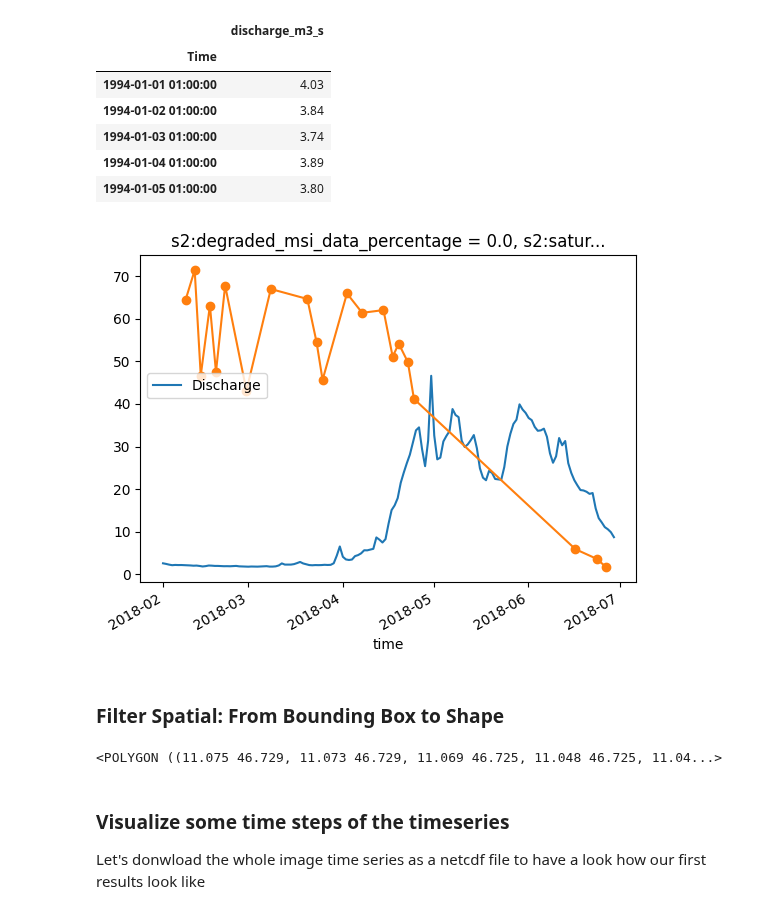
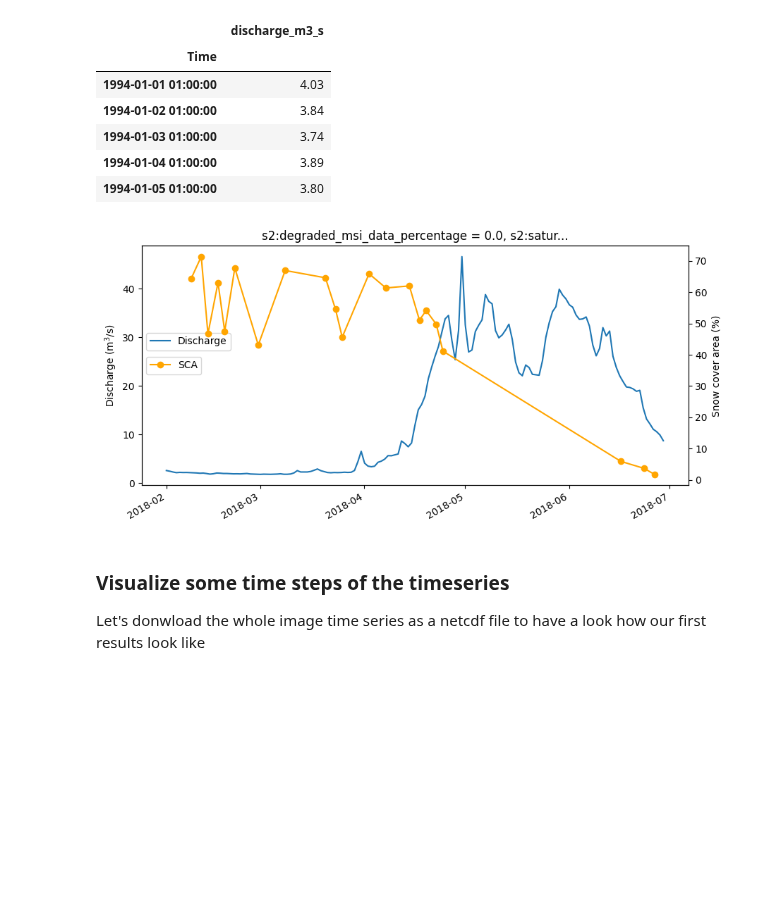
Before and after one commit to EO-College/cubes-and-clouds, a Jupyter notebook: lectures/3.1_data_processing/exercises/31_data_processing_stac.ipynb, the cells around one changed output. Saved outputs shown, nothing was run; the diff lists cells and outputs as text; code cells hidden in the pictures; blank space fills up the shorter version.

```diff
--- a/lectures/3.1_data_processing/exercises/31_data_processing_stac.ipynb
+++ b/lectures/3.1_data_processing/exercises/31_data_processing_stac.ipynb
@@ -265,21 +265,20 @@ discharge_ds.head()
 | 1994-01-04 01:00:00 | 3.89 |
 | 1994-01-05 01:00:00 | 3.80 |
 # %%
+fig,ax0 = plt.subplots(1, figsize=(10,5),sharey=True)
+ax1 = ax0.twinx()
+
 start_date = date(2018, 2, 1)
 end_date = date(2018, 6, 30)
 # filter discharge data to start and end dates
 discharge_ds = discharge_ds.loc[start_date:end_date]
 
-ax1 = discharge_ds.discharge_m3_s.plot(label='Discharge', xlabel='', ylabel='Discharge (m$^3$/s)')
-ax2 = snow_percent.plot(marker='o', subplot_kws  = dict(secondary_y=True, label='SCA', xlabel='', ylabel='Snow cover area (%)'))
-ax1.legend(loc='center left', bbox_to_anchor=(0, 0.6))
-# ax2.legend(loc='center left', bbox_to_anchor=(0, 0.5))
+discharge_ds.discharge_m3_s.plot(label='Discharge', xlabel='', ylabel='Discharge (m$^3$/s)',ax=ax0)
+snow_percent.plot(marker='o',ax=ax1,color='orange')
+ax0.legend(loc='center left', bbox_to_anchor=(0, 0.6))
+ax1.set_ylabel('Snow cover area (%)')
+# (secondary_y=True, label='SCA', xlabel='', ylabel=
+ax1.legend(loc='center left', bbox_to_anchor=(0, 0.5),labels=['SCA'])
 plt.show()
 # %% [output]
-[figure, old version]
+[figure, new version]
-# %% [markdown]
-### Filter Spatial: From Bounding Box to Shape
-# %%
-catchment_outline['geometry'][0]
-# %% [output]
-<POLYGON ((11.075 46.729, 11.073 46.729, 11.069 46.725, 11.048 46.725, 11.04...>
```
Also changed, not shown: parts of 1 cell of this notebook.
